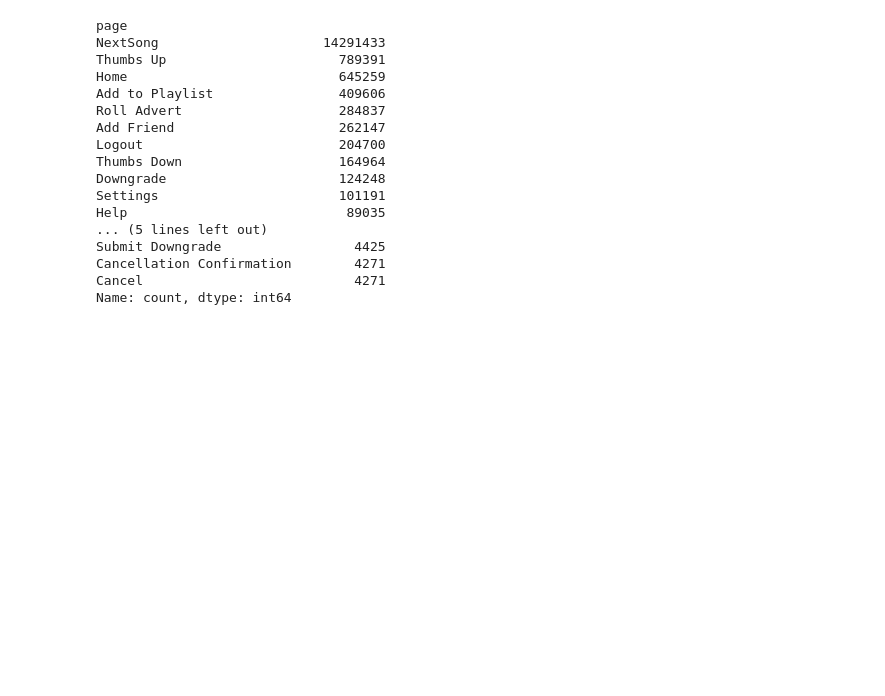
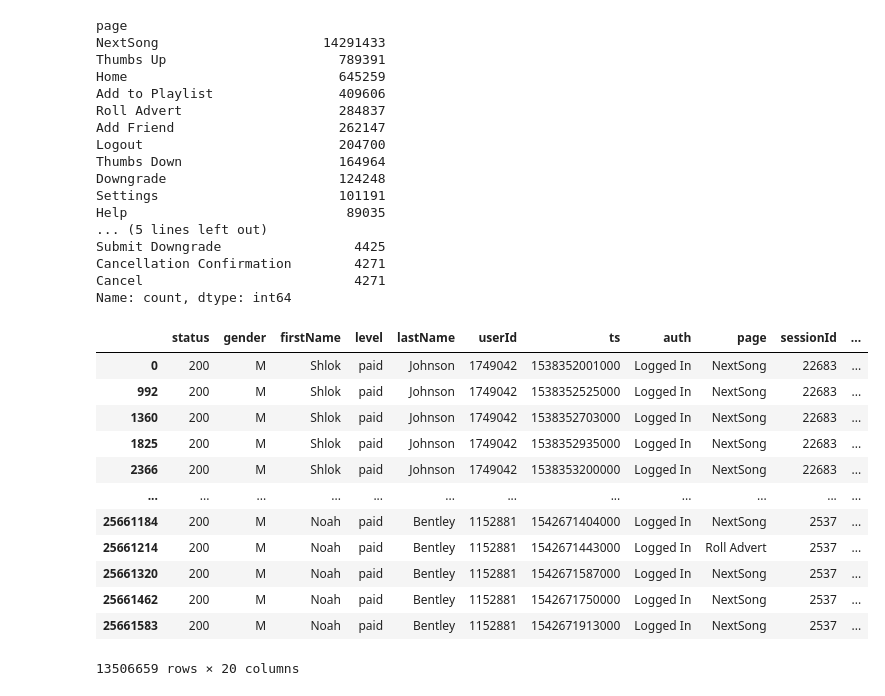
Before and after one commit to Hugo361/Churn_Prediction_26-27_DSAIB, a Jupyter notebook: Notebooks/01_EDA.ipynb, the cells around one changed output. Drawn from its saved outputs; the diff is of its cells as text; code cells hidden in the pictures; blank space fills up the shorter version.

```diff
--- a/Notebooks/01_EDA.ipynb
+++ b/Notebooks/01_EDA.ipynb
@@ -50,3 +86,19 @@ Submit Downgrade                 4425
 Cancellation Confirmation        4271
 Cancel                           4271
 Name: count, dtype: int64
+# %%
+train[train['level']=='paid']
+# %% [output]
+|  | status | gender | firstName | level | lastName | userId | ts | auth | page | sessionId | ... |
+| 0 | 200 | M | Shlok | paid | Johnson | 1749042 | 1538352001000 | Logged In | NextSong | 22683 | ... |
+| 992 | 200 | M | Shlok | paid | Johnson | 1749042 | 1538352525000 | Logged In | NextSong | 22683 | ... |
+| 1360 | 200 | M | Shlok | paid | Johnson | 1749042 | 1538352703000 | Logged In | NextSong | 22683 | ... |
+| 1825 | 200 | M | Shlok | paid | Johnson | 1749042 | 1538352935000 | Logged In | NextSong | 22683 | ... |
+| 2366 | 200 | M | Shlok | paid | Johnson | 1749042 | 1538353200000 | Logged In | NextSong | 22683 | ... |
+| ... | ... | ... | ... | ... | ... | ... | ... | ... | ... | ... | ... |
+| 25661184 | 200 | M | Noah | paid | Bentley | 1152881 | 1542671404000 | Logged In | NextSong | 2537 | ... |
+| 25661214 | 200 | M | Noah | paid | Bentley | 1152881 | 1542671443000 | Logged In | Roll Advert | 2537 | ... |
+| 25661320 | 200 | M | Noah | paid | Bentley | 1152881 | 1542671587000 | Logged In | NextSong | 2537 | ... |
+| 25661462 | 200 | M | Noah | paid | Bentley | 1152881 | 1542671750000 | Logged In | NextSong | 2537 | ... |
+| 25661583 | 200 | M | Noah | paid | Bentley | 1152881 | 1542671913000 | Logged In | NextSong | 2537 | ... |
+13506659 rows × 20 columns
```
Also changed, not shown: parts of 12 cells of this notebook.
